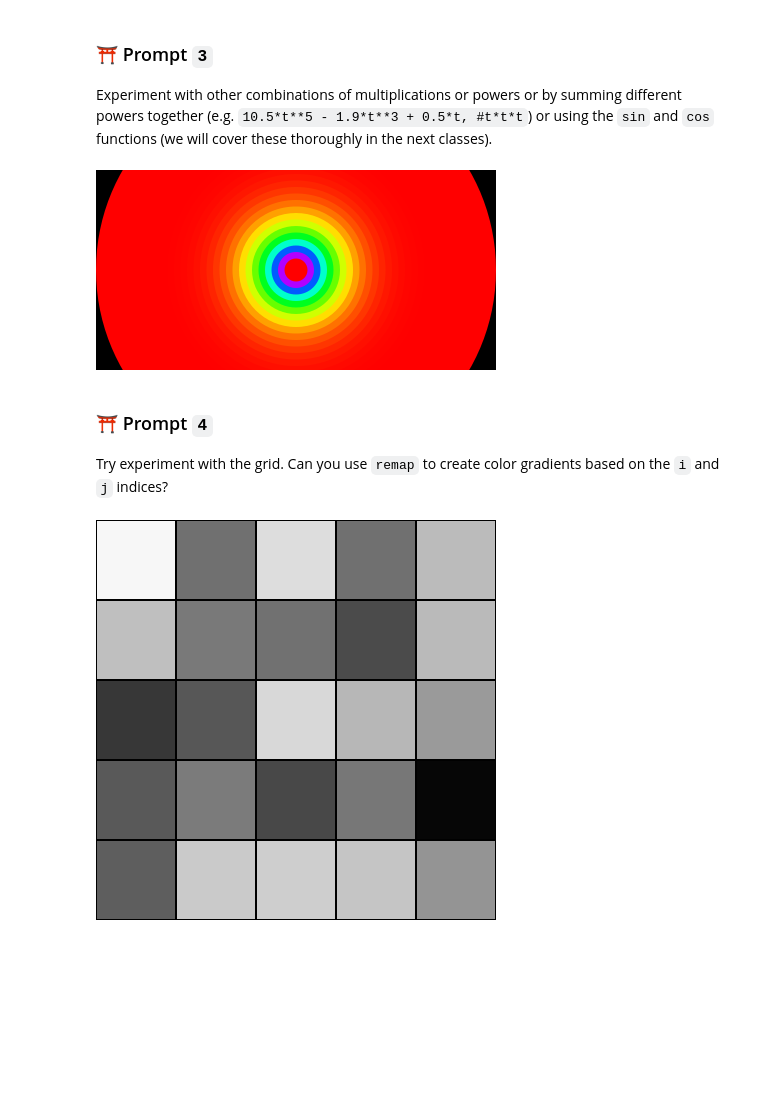
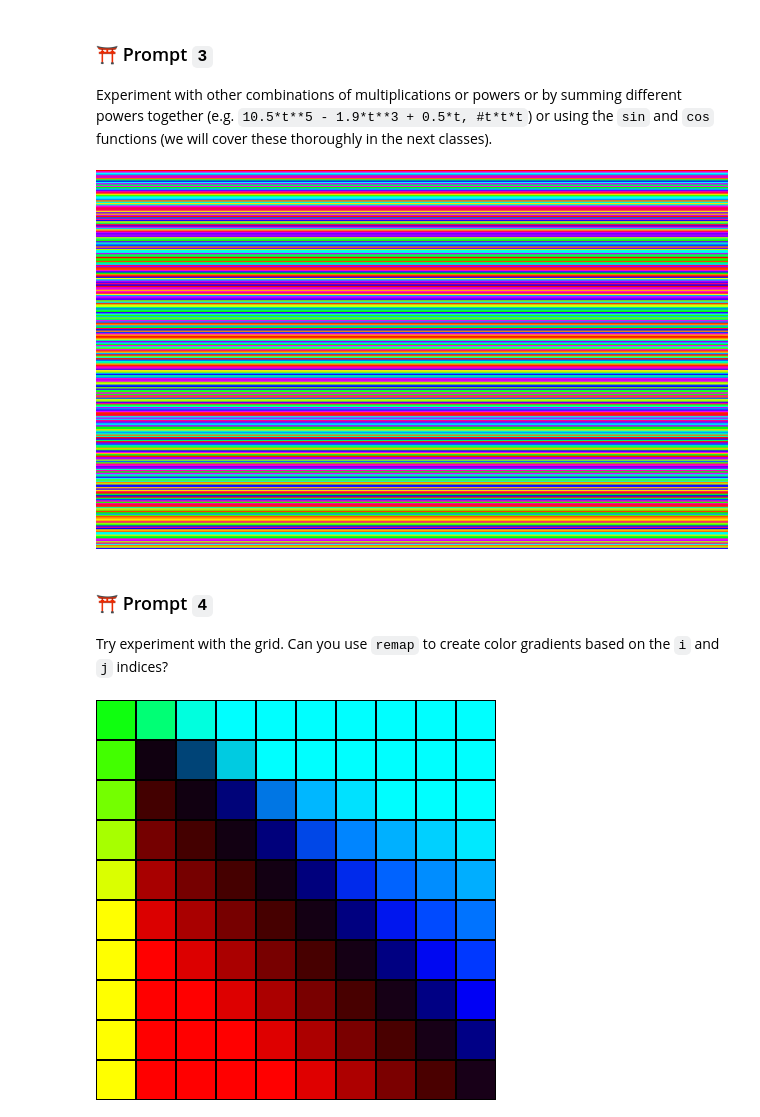
Before and after one commit to Mtj2042/generative_drawing, a Jupyter notebook: weekly/week2/week2_sketchbook.ipynb, the cells around one changed output. Drawn from its saved outputs; the diff is of its cells as text; code cells hidden in the pictures; blank space fills up the shorter version.

```diff
--- a/weekly/week2/week2_sketchbook.ipynb
+++ b/weekly/week2/week2_sketchbook.ipynb
@@ -80,0 +120,22 @@ show()
+# %%
+create_canvas(600,500)
+background(255)
+
+
+
+n = 300
+
+#if (mouse_is_pressed):
+    #n=300
+for i in range(n):
+    red_value = random(0,255)
+    green_value = random(0,200)
+    blue_value = random(0,150)
+    x = remap(i, 50, n-1, -1, width)
+    y = remap(x, 0, n-1, -50, height*2)
+    fill(red_value,green_value,blue_value,20)
+    no_stroke()
+    rect(x,y,x*7,y*20)
+    fill(red_value,green_value,blue_value,20)
+    rect(y,x,y*2,x*50)
+show()
@@ -82,21 +147,21 @@ show()
 ### ⛩ Prompt `3`
 Experiment with other combinations of multiplications or powers or by summing different powers together (e.g. `10.5*t**5 - 1.9*t**3 + 0.5*t, #t*t*t`) or using the `sin` and `cos` functions (we will cover these thoroughly in the next classes).
 # %%
-create_canvas(400, 200)
+create_canvas(1000, 600)
 background(0)
 no_stroke()
 color_mode(HSB)
-n = 30
+n = 500
 for i in range(n):
-    t = remap(i, 0, n-1, 0, 1) # Map to 0, 1
-    v = remap(t**7, # Try values < 1 for the power
+    t = remap(i, 0, n-1, 0, 10) # Map to 0, 1
+    v = remap(1.04*t**10, # Try values < 1 for the power
               0, 1, 0, 255) # Do something and then map back to the desired range
-    w = remap(i, 0, n, width, 10)
+    w = remap(i, 20, n, width, -.05)
     fill(v, 255, 255)
-    circle(width/2, height/2, w)
+    rect(0, 0, v, w)
 show()
 # %% [output]
-[figure, old version]
+[figure, new version]
 # %% [markdown]
 ### ⛩ Prompt `4`
 Try experiment with the grid. Can you use `remap` to create color gradients based on the `i` and `j` indices?
@@ -104,21 +169,22 @@ Try experiment with the grid. Can you use `remap` to create color gradients base
 create_canvas(400, 400)
 background(0)
 stroke_weight(2)
-num_rows = 5
-num_cols = 5
+num_rows = 10
+num_cols = 10
 
 # Width and height of each cell
 w = width/num_cols
 h = height/num_rows
-for i in range(num_rows):
-    # For each row
-    for j in range(num_cols):
-        # For each column
-        # print('i:',i, 'j:',j) # Uncomment to print row and column
-        fill(random(0, 255))
+for i in range(num_rows): # For each row
+    for j in range(num_cols): # For each column
+        red_value = remap(i, j, j-20, j+15, j-1000)
+        green_value = remap(i, 0, j-0.5, j+400, j-100)
+        blue_value = remap(i, j, 100, j+15, j-10000)
+            #print('i:',i, 'j:',j) # Uncomment to print row and column
+        fill(red_value,green_value,blue_value)
         x = remap(j, 0, num_cols, 0, width)
         y = remap(i, 0, num_rows, 0, height)
         rect(x, y, w, h)
 show()
 # %% [output]
-[figure, old version]
+[figure, new version]
```
Also changed, not shown: parts of 5 cells of this notebook, 13 other files.
